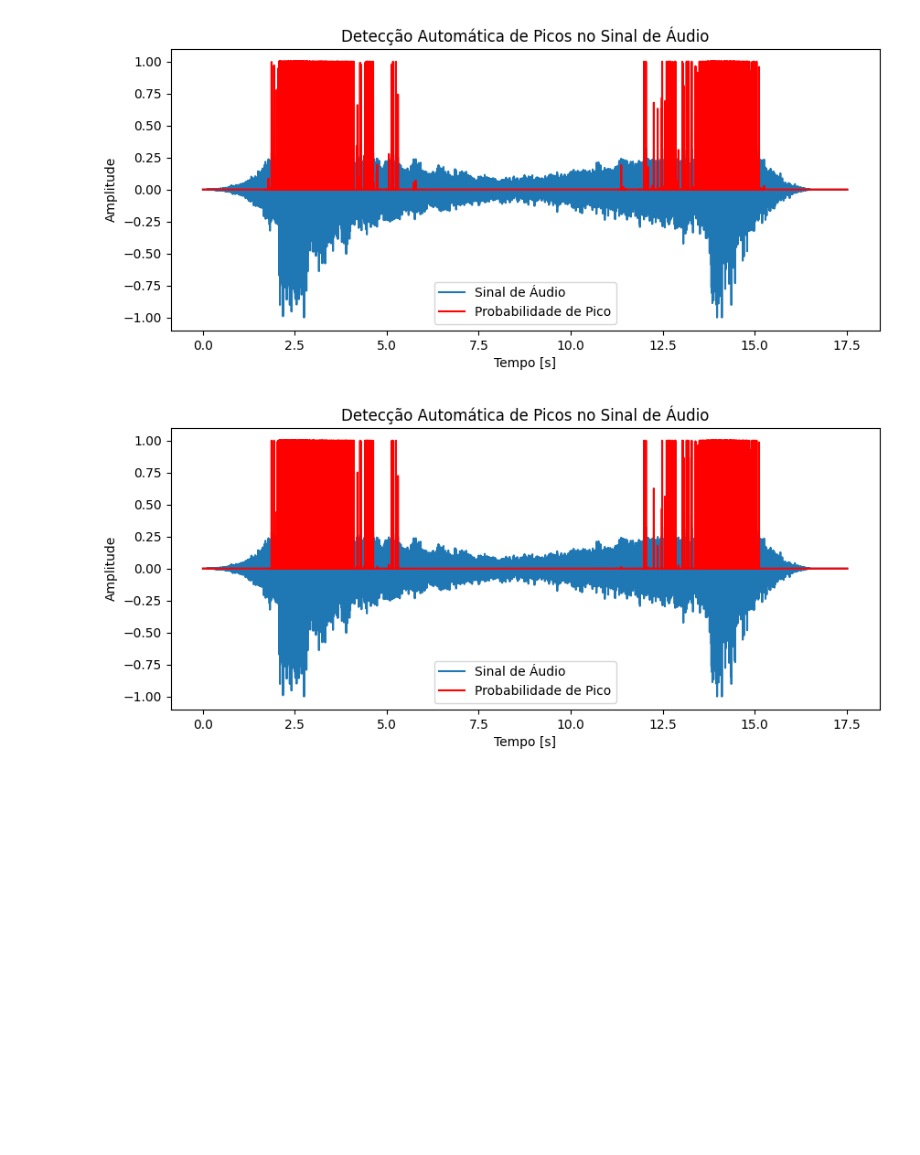
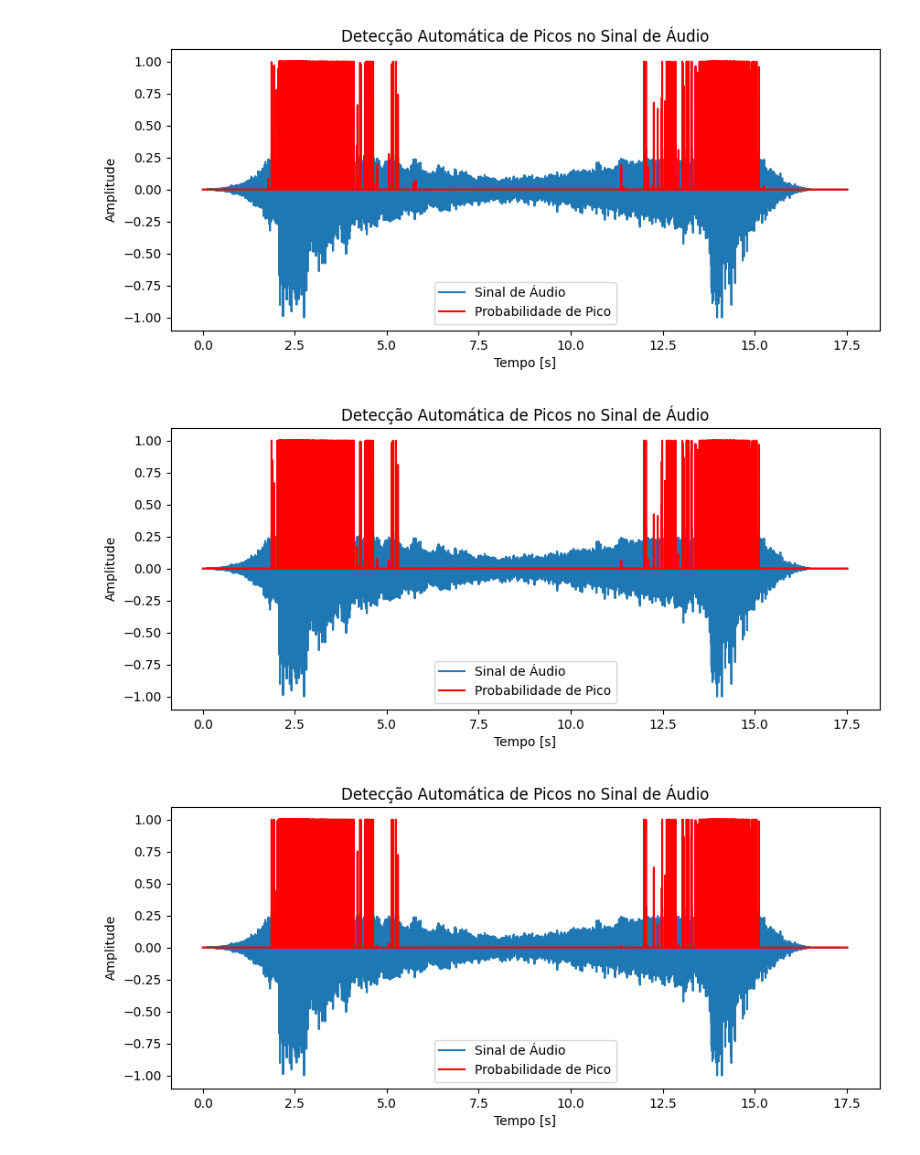
Before and after one commit to welly555/TCC, a Jupyter notebook: teste.ipynb, the cells around one changed output. Saved outputs shown, nothing was run; the diff lists cells and outputs as text; code cells hidden in the pictures; blank space fills up the shorter version.

Commit message:
Teste para filtrar tempos

```diff
--- a/teste.ipynb
+++ b/teste.ipynb
@@ -358,6 +358,28 @@ plt.legend()
 plt.show()
 # %% [output]
 [figure]
+# %%
+# janela 100 epoch 400 otimização 03
+detected_peaks = []
+with torch.no_grad():
+    for i in range(len(normalized_signal) - windows_size):
+        window = normalized_signal[i:i + windows_size]
+        window_tensor = torch.tensor(window, dtype=torch.float32).unsqueeze(0)
+        peak_prob = model(window_tensor).item()
+        detected_peaks.append(peak_prob)
+
+# Plotar os picos detectados
+detected_peaks = np.array(detected_peaks)
+plt.figure(figsize=(10, 4))
+plt.plot(time_axis[:len(detected_peaks)], normalized_signal[:len(detected_peaks)], label='Sinal de Áudio')
+plt.plot(time_axis[:len(detected_peaks)], detected_peaks, color='red', label='Probabilidade de Pico')
+plt.title('Detecção Automática de Picos no Sinal de Áudio')
+plt.xlabel('Tempo [s]')
+plt.ylabel('Amplitude')
+plt.legend()
+plt.show()
+# %% [output]
+[figure, added]
 # %%
 # janela 150 epoch 100
 detected_peaks = []
```
Also changed, not shown: parts of 1 cell of this notebook, 2 other files.
